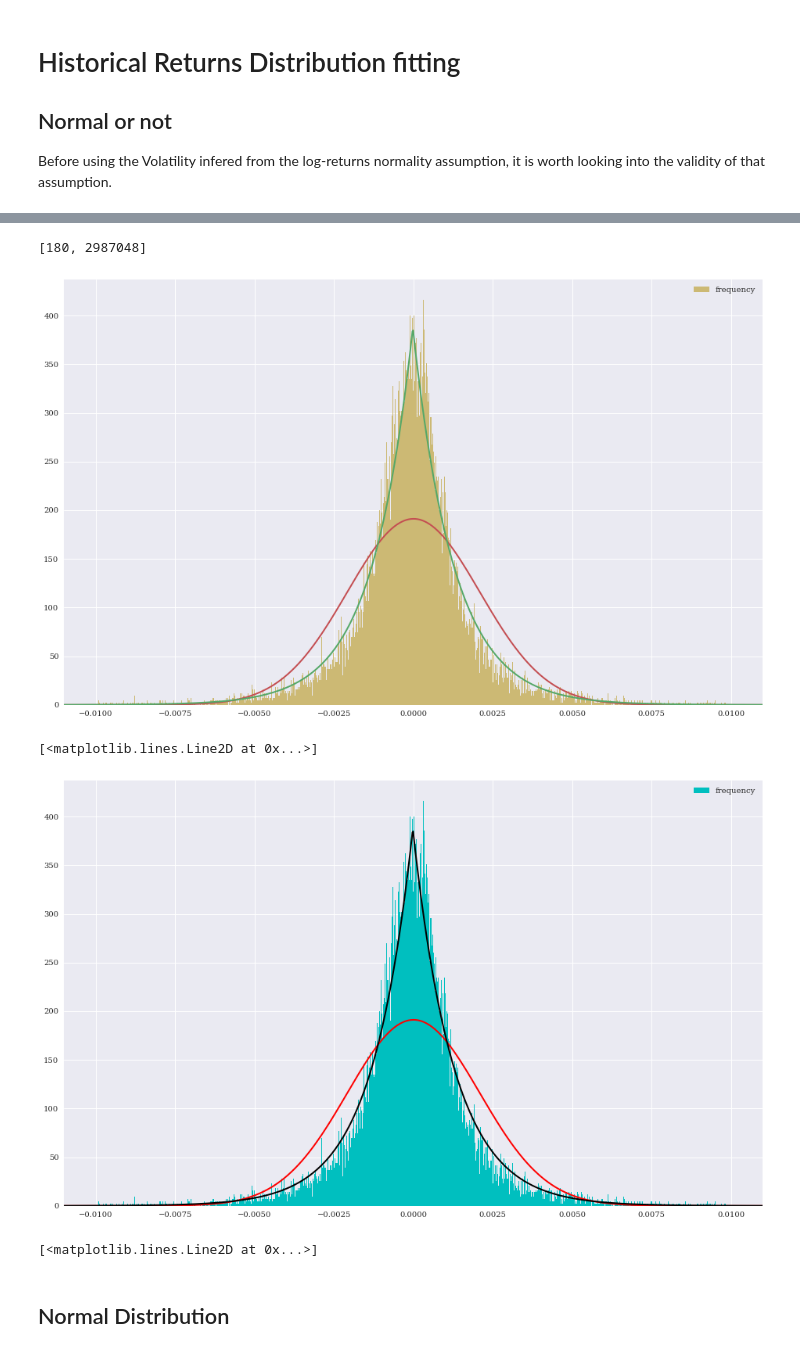
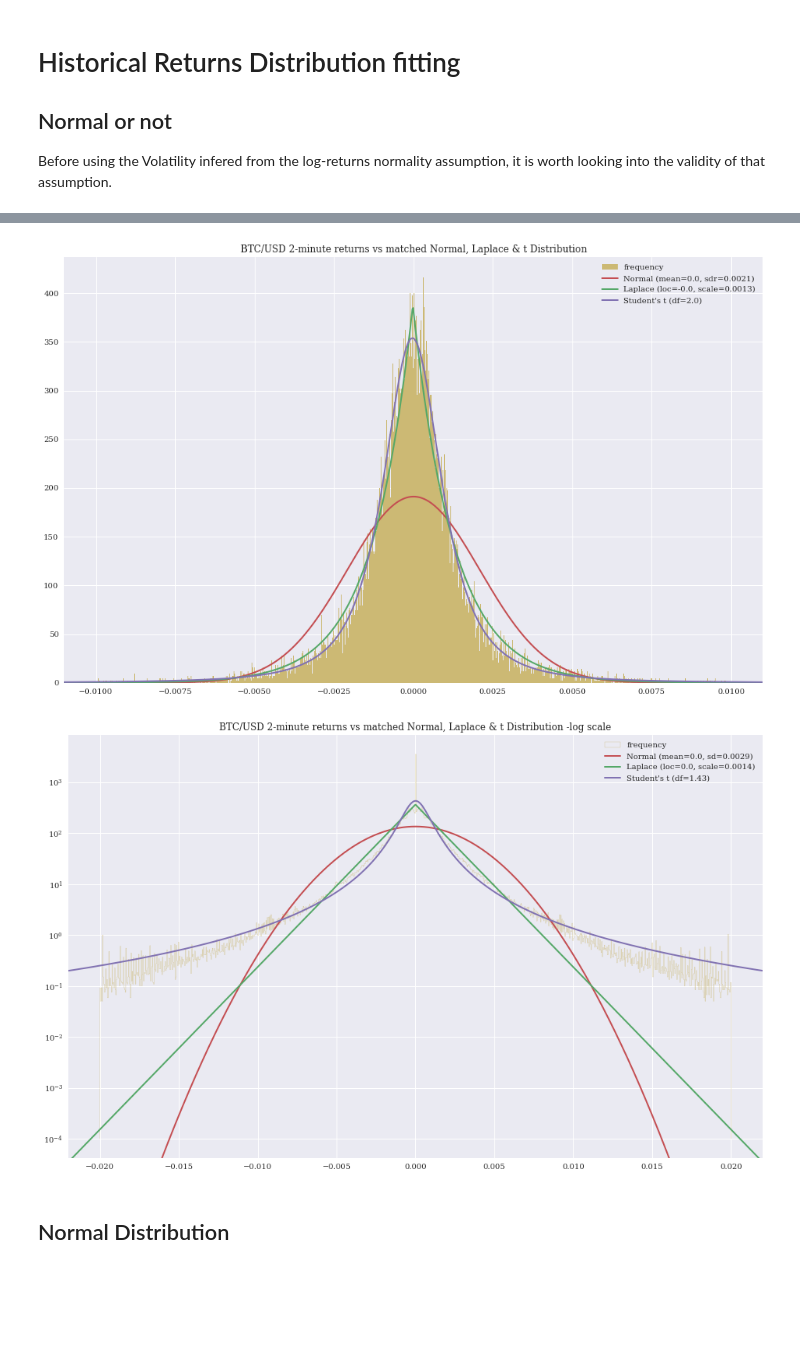
Before and after one commit to sebastienverreault/option_risk_analysis2, a Jupyter notebook: historical_returns_fit.ipynb, the cells around one changed output, grey strips where cells are left out. Cells and saved outputs as stored; diff of their text form; code cells hidden in the pictures; blank space fills up the shorter version.

```diff
--- a/historical_returns_fit.ipynb
+++ b/historical_returns_fit.ipynb
@@ -60,10 +50,5 @@ Name: ret_2min, dtype: float64
-# %%
-ret_2min = btcusd_1min['ret_2min'][-180:]
-[ret_2min.size,
-btcusd_1min['ret_2min'].size]
-# %% [output]
-[180, 2987048]
 # %%
+
 # nb_2min_in_30d = 30*24*60/2 # = 21600
 ret_2min = btcusd_1min['ret_2min'][-21600:]
 # ret_2min = btcusd_1min['ret_2min'][2:]
@@ -72,50 +57,64 @@ mean = ret_2min.mean()
 std = ret_2min.std()
 
 plt.figure(figsize=(16, 10))
-# plt.title("something")
-plt.hist(ret_2min, color='C4', bins=1000, label='frequency', align='mid',  density=True,         range=[-0.01,0.01]);
-plt.legend(loc=0);
+plt.title("BTC/USD 2-minute returns vs matched Normal, Laplace & t Distribution")
+plt.hist(ret_2min, color='C4', bins=1000, label='frequency', align='mid', density=True, range=[-0.01,0.01]);
 
 #  Plot the Normal PDF.
 m,s = norm.fit(ret_2min)
 xmin, xmax = plt.xlim()
 x = np.linspace(xmin, xmax, 1000)
 p = norm.pdf(x, m, s)
-plt.plot(x, p, color='C2', linewidth=2, scalex=False, scaley=False)
+plt.plot(x, p, color='C2', linewidth=2, scalex=False, scaley=False, label=f"Normal (mean={m.round(4)}, sdr={s.round(4)})")
 
 #  Plot the Laplace PDF.
 loc,scale = laplace.fit(ret_2min)
 l = laplace.pdf(x, loc, scale)
-plt.plot(x, l, color='C1', linewidth=2, scalex=False, scaley=False)
+plt.plot(x, l, color='C1', linewidth=2, scalex=False, scaley=False, label=f"Laplace (loc={loc.round(4)}, scale={scale.round(4)})")
+
+#  Plot the student-t PDF.
+df, tloc, tscale = student_t.fit(ret_2min)
+t = student_t.pdf(x, df, tloc, tscale)
+plt.plot(x, t, color='C3', linewidth=2, scalex=False, scaley=False, label=f"Student's t (df={df.round(2)})")
+
+plt.legend(loc="best");
+plt.show()
 # %% [output]
-[figure, old version]
+[figure, new version]
-[<matplotlib.lines.Line2D at 0x...>]
 # %%
+
 # nb_2min_in_30d = 30*24*60/2 # = 21600
-ret_2min = btcusd_1min['ret_2min'][-21600:]
-# ret_2min = btcusd_1min['ret_2min'][2:]
+# ret_2min = btcusd_1min['ret_2min'][-21600:]
+ret_2min = btcusd_1min['ret_2min'][2:]
 
 mean = ret_2min.mean()
 std = ret_2min.std()
 
 plt.figure(figsize=(16, 10))
-plt.hist(ret_2min, color='c', bins=1000, label='frequency', align='mid',  density=True, range=[-0.01,0.01]);
-plt.legend(loc=0);
+plt.title("BTC/USD 2-minute returns vs matched Normal, Laplace & t Distribution -log scale")
+plt.hist(ret_2min, color='C4', bins=1000, label='frequency', align='mid', density=True, range=[-0.02,0.02], log=True, bottom=0.0001, histtype='step');
 
 #  Plot the Normal PDF.
 m,s = norm.fit(ret_2min)
 xmin, xmax = plt.xlim()
 x = np.linspace(xmin, xmax, 1000)
 p = norm.pdf(x, m, s)
-plt.plot(x, p, 'r', linewidth=2, scalex=False, scaley=False)
+plt.plot(x, p, color='C2', linewidth=2, scalex=False, scaley=False, label=f"Normal (mean={m.round(4)}, sdr={s.round(4)})")
 
 #  Plot the Laplace PDF.
 loc,scale = laplace.fit(ret_2min)
 l = laplace.pdf(x, loc, scale)
-plt.plot(x, l, 'k', linewidth=2, scalex=False, scaley=False)
+plt.plot(x, l, color='C1', linewidth=2, scalex=False, scaley=False, label=f"Laplace (loc={loc.round(4)}, scale={scale.round(4)})")
+
+#  Plot the student-t PDF.
+df, tloc, tscale = student_t.fit(ret_2min)
+t = student_t.pdf(x, df, tloc, tscale)
+plt.plot(x, t, color='C3', linewidth=2, scalex=False, scaley=False, label=f"Student's t (df={df.round(2)})")
+
+plt.legend(loc='best');
+plt.show()
 # %% [output]
-[figure, old version]
+[figure, new version]
-[<matplotlib.lines.Line2D at 0x...>]
 # %% [markdown]
 ## Normal Distribution
 # %% [markdown]
```
Also changed, not shown: parts of 2 cells of this notebook, 1 other file.
